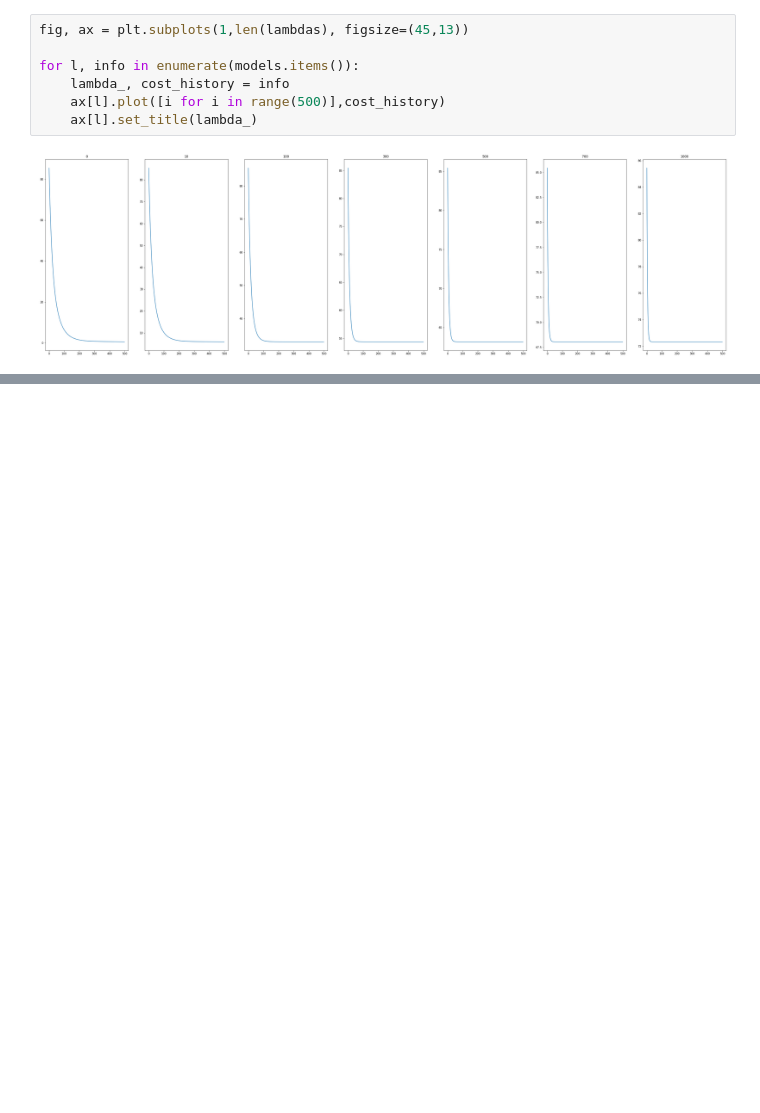
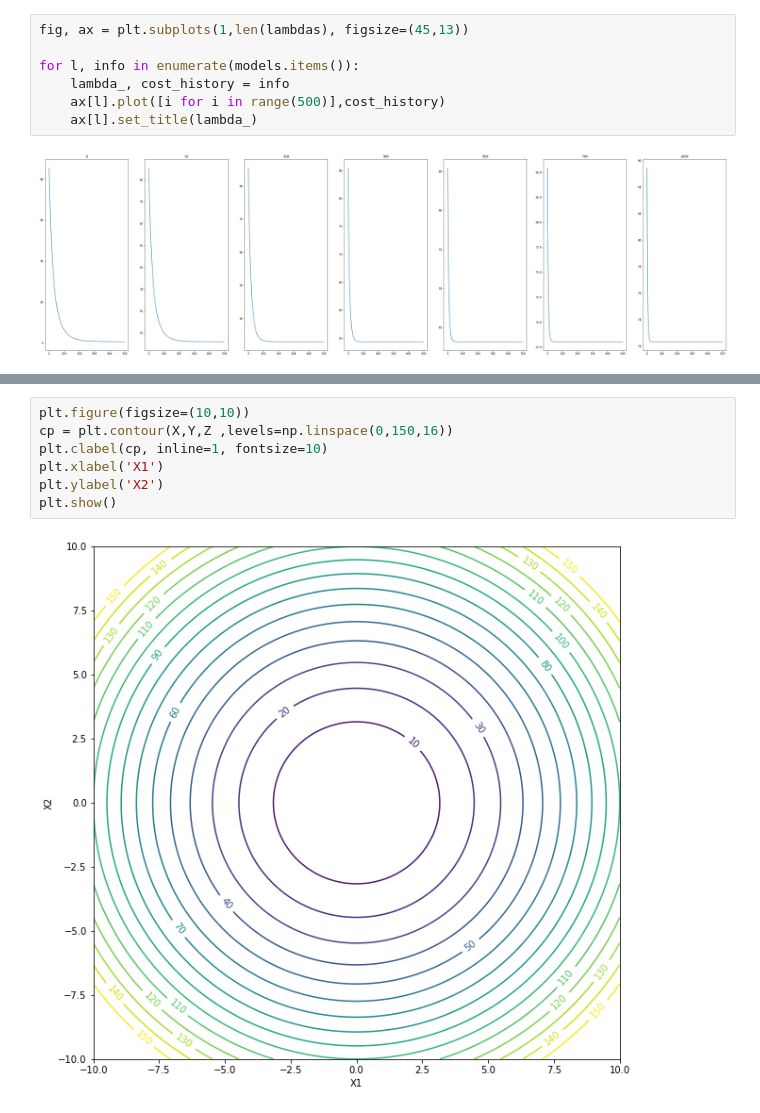
Before and after one commit to SwayamInSync/demystifying_machine_learning, a Jupyter notebook: linear_regression_gradient_descent/notebook.ipynb, the cells around one changed output, grey strips where cells are left out. Drawn from its saved outputs; the diff is of its cells as text; blank space fills up the shorter version.

```diff
--- a/linear_regression_gradient_descent/notebook.ipynb
+++ b/linear_regression_gradient_descent/notebook.ipynb
@@ -417,0 +436,9 @@ for l, info in enumerate(models.items()):
+# %%
+plt.figure(figsize=(10,10))
+cp = plt.contour(X,Y,Z ,levels=np.linspace(0,150,16))
+plt.clabel(cp, inline=1, fontsize=10)
+plt.xlabel('X1')
+plt.ylabel('X2')
+plt.show()
+# %% [output]
+[figure, added]
```
Also changed, not shown: parts of 4 cells of this notebook, 5 other files.
